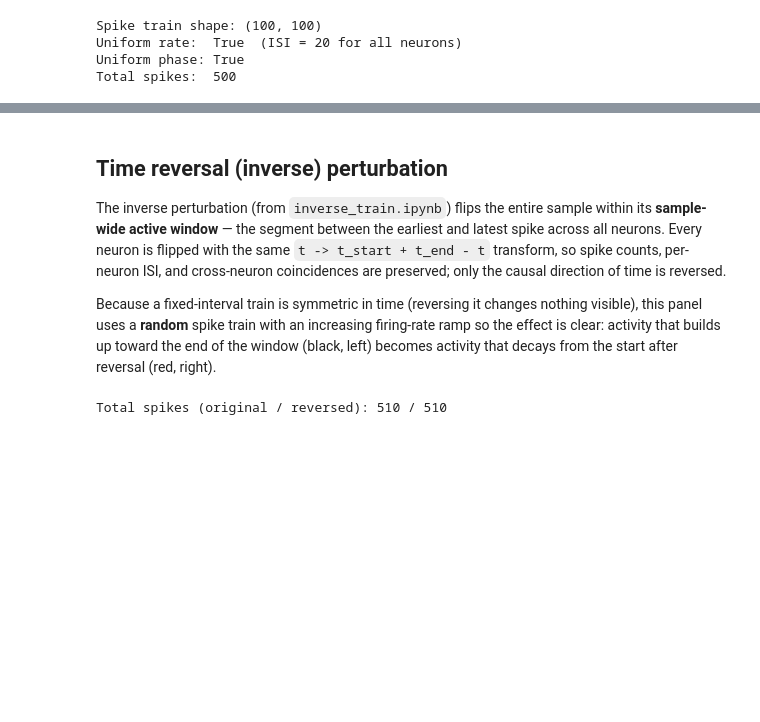
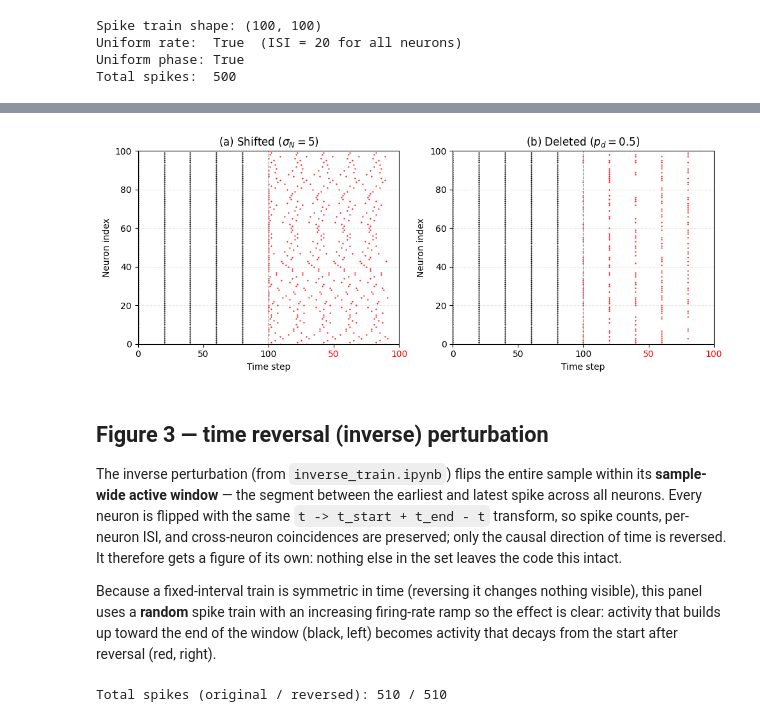
Before and after one commit to Laaaaack/beyond-beyond-rate, a Jupyter notebook: my_project/exp_fixed_weight_perturbation/result_visualization/auxillary_plots/perturbation/perturbation_visualization.ipynb, the cells around one changed output, grey strips where cells are left out. Saved outputs shown, nothing was run; the diff lists cells and outputs as text; code cells hidden in the pictures; blank space fills up the shorter version.

```diff
--- a/my_project/exp_fixed_weight_perturbation/result_visualization/auxillary_plots/perturbation/perturbation_visualization.ipynb
+++ b/my_project/exp_fixed_weight_perturbation/result_visualization/auxillary_plots/perturbation/perturbation_visualization.ipynb
@@ -355,12 +472,37 @@ plt.show()
+# %%
+# Figure 2: block displacement (ISI preserved) vs. outright loss of drive.
+fig, axes = plt.subplots(1, 2, figsize=(10, 4))
+
+draw_side_by_side(
+    axes[0],
+    original_spikes,
+    shifted,
+    rf"(a) Shifted ($\sigma_N={SHIFT_SIGMA:g}$)",
+)
+draw_side_by_side(
+    axes[1],
+    original_spikes,
+    deleted,
+    rf"(b) Deleted ($p_d={DELETION_P:g}$)",
+)
+
+plt.tight_layout()
+plt.savefig(
+    "perturbation_shift_deletion_visualization.png", dpi=150, bbox_inches="tight"
+)
+plt.show()
+# %% [output]
+[figure, added]
 # %% [markdown]
-## Time reversal (inverse) perturbation
+## Figure 3 — time reversal (inverse) perturbation
 
 The inverse perturbation (from `inverse_train.ipynb`) flips the entire
 sample within its **sample-wide active window** — the segment between
 the earliest and latest spike across all neurons. Every neuron is
 flipped with the same `t -> t_start + t_end - t` transform, so spike
 counts, per-neuron ISI, and cross-neuron coincidences are preserved;
-only the causal direction of time is reversed.
+only the causal direction of time is reversed. It therefore gets a
+figure of its own: nothing else in the set leaves the code this intact.
 
 Because a fixed-interval train is symmetric in time (reversing it changes
 nothing visible), this panel uses a **random** spike train with an
```
Also changed, not shown: parts of 6 cells of this notebook, 33 other files.
